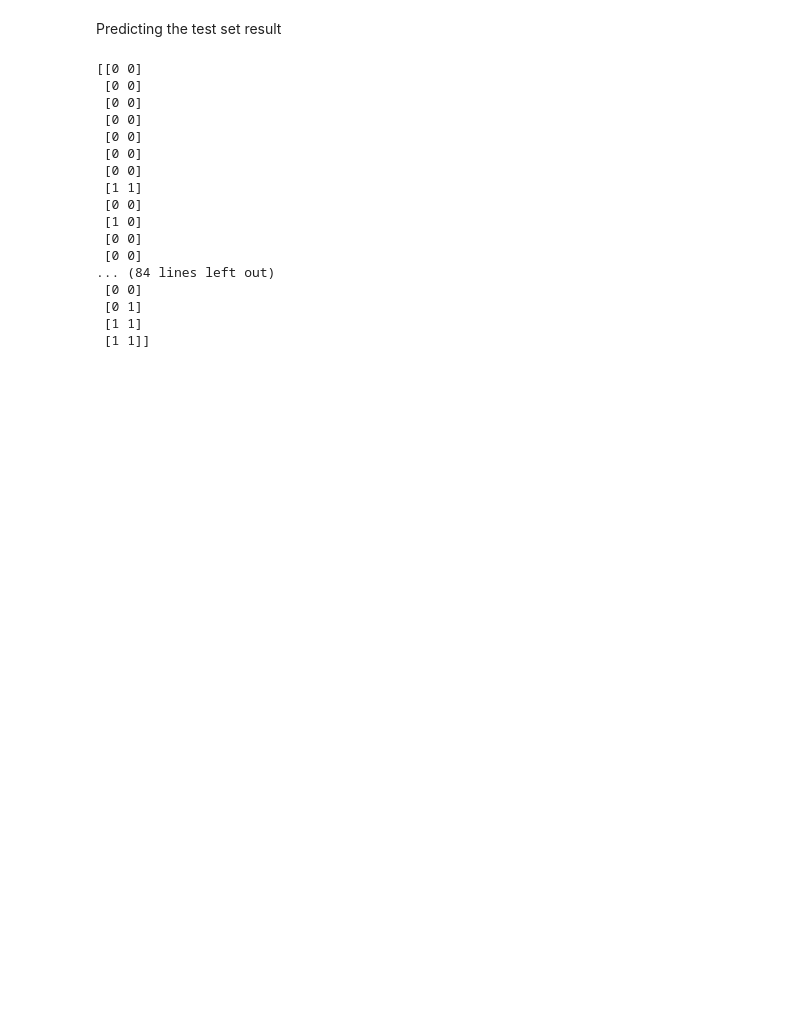
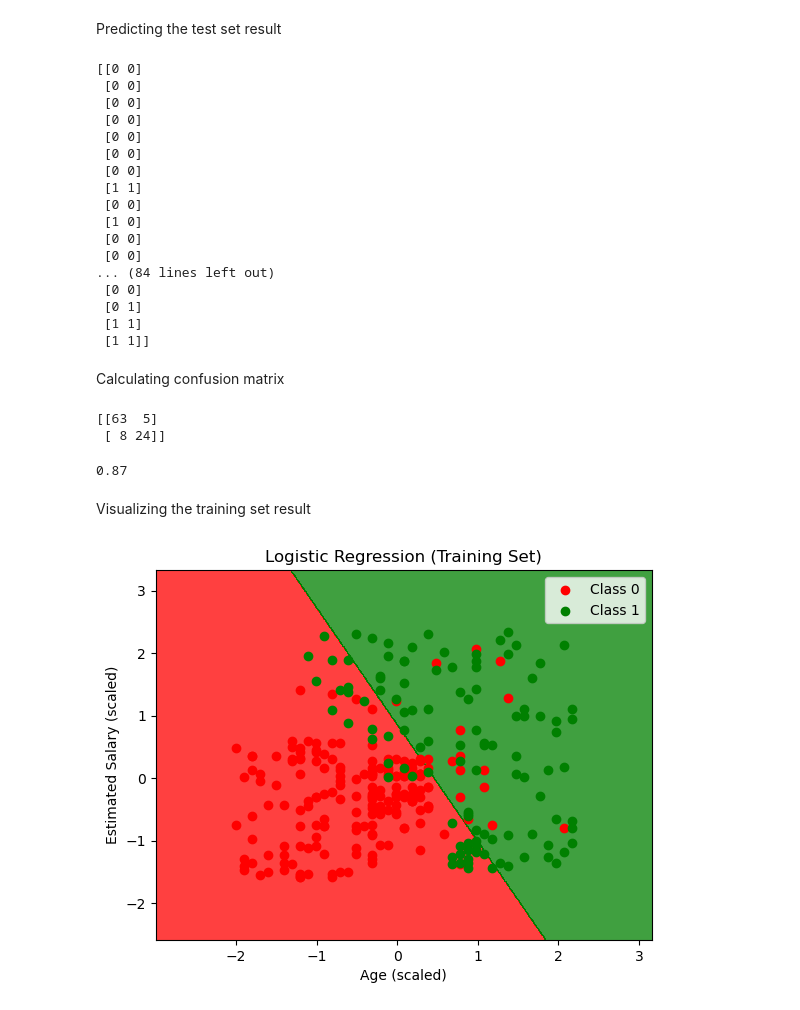
Before and after one commit to Star-obiero/Machine-Learning-A-Z, a Jupyter notebook: classification models/logisticregression.ipynb, the cells around one changed output. Saved outputs shown, nothing was run; the diff lists cells and outputs as text; code cells hidden in the pictures; blank space fills up the shorter version.

```diff
--- a/classification models/logisticregression.ipynb
+++ b/classification models/logisticregression.ipynb
@@ -168,3 +168,52 @@ print(np.concatenate((y_pred.reshape(len(y_pred),1),y_test.reshape(len(y_test),1
  [0 1]
  [1 1]
  [1 1]]
+# %% [markdown]
+Calculating confusion matrix
+# %%
+from sklearn.metrics import confusion_matrix,accuracy_score
+cm=confusion_matrix(y_test,y_pred)
+print(cm)
+accuracy_score(y_test,y_pred)
+# %% [output]
+[[63  5]
+ [ 8 24]]
+0.87
+# %% [markdown]
+Visualizing the training set result
+# %%
+from matplotlib.colors import ListedColormap
+import numpy as np
+import matplotlib.pyplot as plt
+
+# Use SCALED training data (DO NOT inverse transform)
+X_set, y_set = x_train, y_train
+
+# Create a SAFE meshgrid in scaled space
+X1, X2 = np.meshgrid(
+    np.arange(X_set[:, 0].min() - 1, X_set[:, 0].max() + 1, 0.01),
+    np.arange(X_set[:, 1].min() - 1, X_set[:, 1].max() + 1, 0.01)
+)
+
+# Plot decision boundary
+plt.contourf(
+    X1, X2,
+    classifier.predict(np.c_[X1.ravel(), X2.ravel()]).reshape(X1.shape),
+    alpha=0.75,
+    cmap=ListedColormap(('red', 'green'))
+)
+
+# Plot training points
+plt.scatter(X_set[y_set == 0, 0], X_set[y_set == 0, 1],
+            c='red', label='Class 0')
+plt.scatter(X_set[y_set == 1, 0], X_set[y_set == 1, 1],
+            c='green', label='Class 1')
+
+# Labels and title
+plt.title('Logistic Regression (Training Set)')
+plt.xlabel('Age (scaled)')
+plt.ylabel('Estimated Salary (scaled)')
+plt.legend()
+plt.show()
+# %% [output]
+[figure, added]
```
Also changed, not shown: parts of 3 cells of this notebook, 3 other files.
